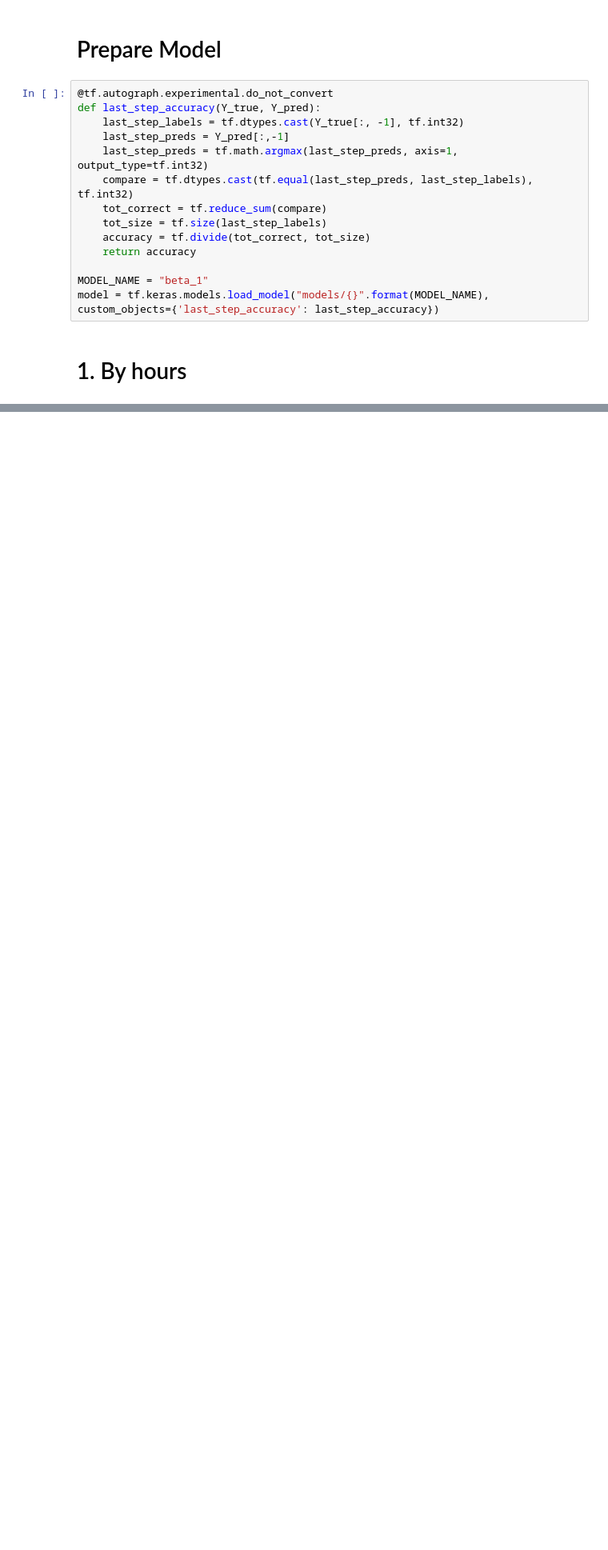
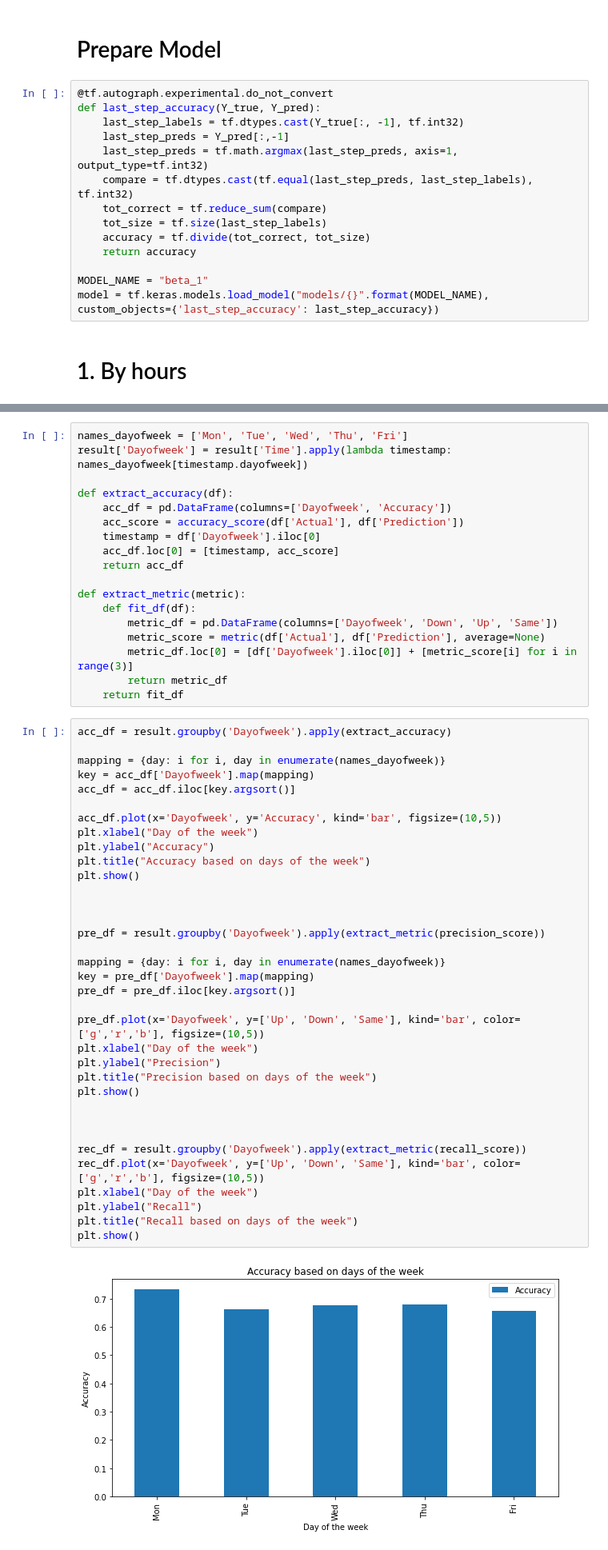
Before and after one commit to itberrios/algotrading, a Jupyter notebook: predictive_analytics/RNN/Visualization.ipynb, the cells around one changed output, grey strips where cells are left out. Shown at 80% size. Cells and saved outputs as stored; diff of their text form; blank space fills up the shorter version.

```diff
--- a/predictive_analytics/RNN/Visualization.ipynb
+++ b/predictive_analytics/RNN/Visualization.ipynb
@@ -95,0 +118,55 @@ plt.show()
+# %%
+names_dayofweek = ['Mon', 'Tue', 'Wed', 'Thu', 'Fri']
+result['Dayofweek'] = result['Time'].apply(lambda timestamp: names_dayofweek[timestamp.dayofweek])
+
+def extract_accuracy(df):
+    acc_df = pd.DataFrame(columns=['Dayofweek', 'Accuracy'])
+    acc_score = accuracy_score(df['Actual'], df['Prediction'])
+    timestamp = df['Dayofweek'].iloc[0]
+    acc_df.loc[0] = [timestamp, acc_score]
+    return acc_df
+
+def extract_metric(metric):
+    def fit_df(df):
+        metric_df = pd.DataFrame(columns=['Dayofweek', 'Down', 'Up', 'Same'])
+        metric_score = metric(df['Actual'], df['Prediction'], average=None)
+        metric_df.loc[0] = [df['Dayofweek'].iloc[0]] + [metric_score[i] for i in range(3)]
+        return metric_df
+    return fit_df
+# %%
+acc_df = result.groupby('Dayofweek').apply(extract_accuracy)
+
+mapping = {day: i for i, day in enumerate(names_dayofweek)}
+key = acc_df['Dayofweek'].map(mapping)
+acc_df = acc_df.iloc[key.argsort()]
+
+acc_df.plot(x='Dayofweek', y='Accuracy', kind='bar', figsize=(10,5))
+plt.xlabel("Day of the week")
+plt.ylabel("Accuracy")
+plt.title("Accuracy based on days of the week")
+plt.show()
+
+
+
+pre_df = result.groupby('Dayofweek').apply(extract_metric(precision_score))
+
+mapping = {day: i for i, day in enumerate(names_dayofweek)}
+key = pre_df['Dayofweek'].map(mapping)
+pre_df = pre_df.iloc[key.argsort()]
+
+pre_df.plot(x='Dayofweek', y=['Up', 'Down', 'Same'], kind='bar', color=['g','r','b'], figsize=(10,5))
+plt.xlabel("Day of the week")
+plt.ylabel("Precision")
+plt.title("Precision based on days of the week")
+plt.show()
+
+
+
+rec_df = result.groupby('Dayofweek').apply(extract_metric(recall_score))
+rec_df.plot(x='Dayofweek', y=['Up', 'Down', 'Same'], kind='bar', color=['g','r','b'], figsize=(10,5))
+plt.xlabel("Day of the week")
+plt.ylabel("Recall")
+plt.title("Recall based on days of the week")
+plt.show()
+# %% [output]
+[figure, added]
```
Also changed, not shown: parts of 10 cells of this notebook, 29 other files.
